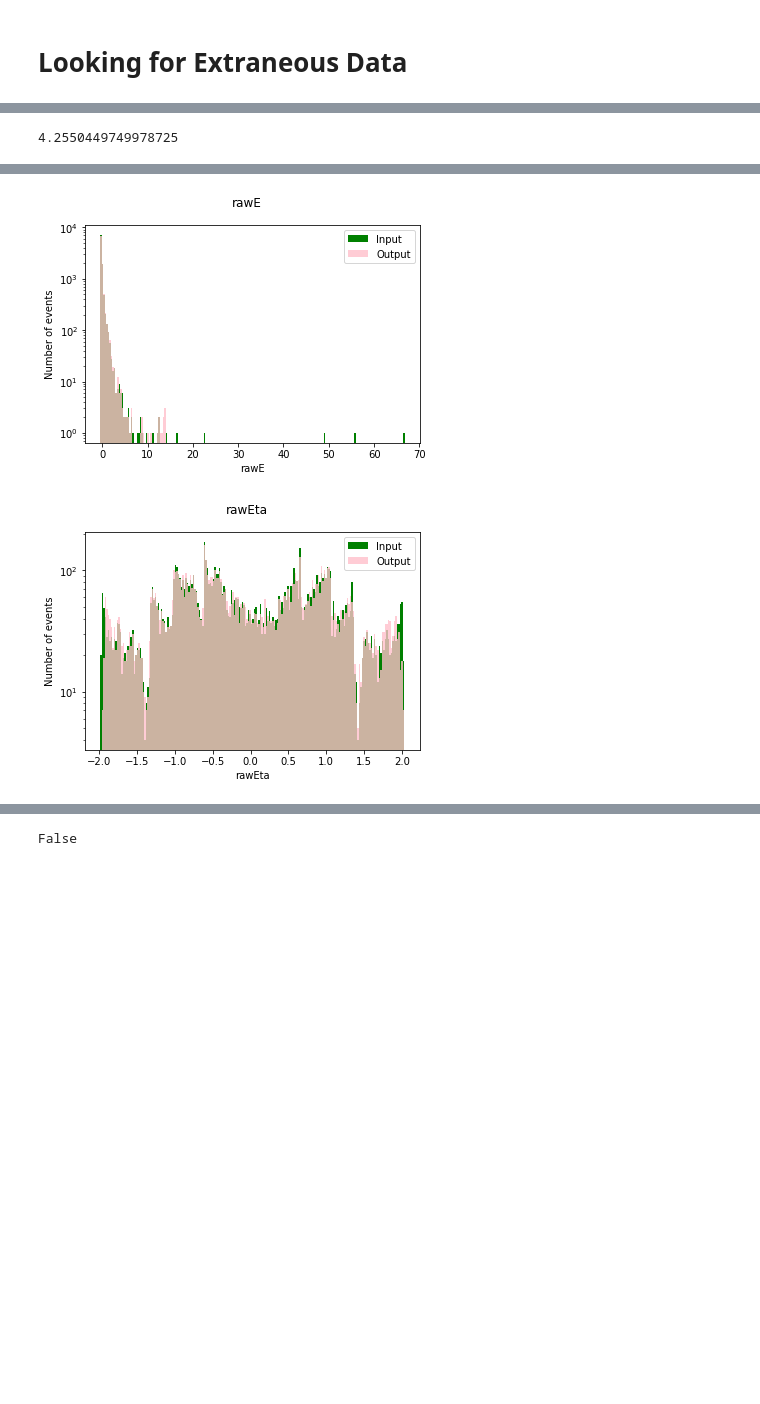
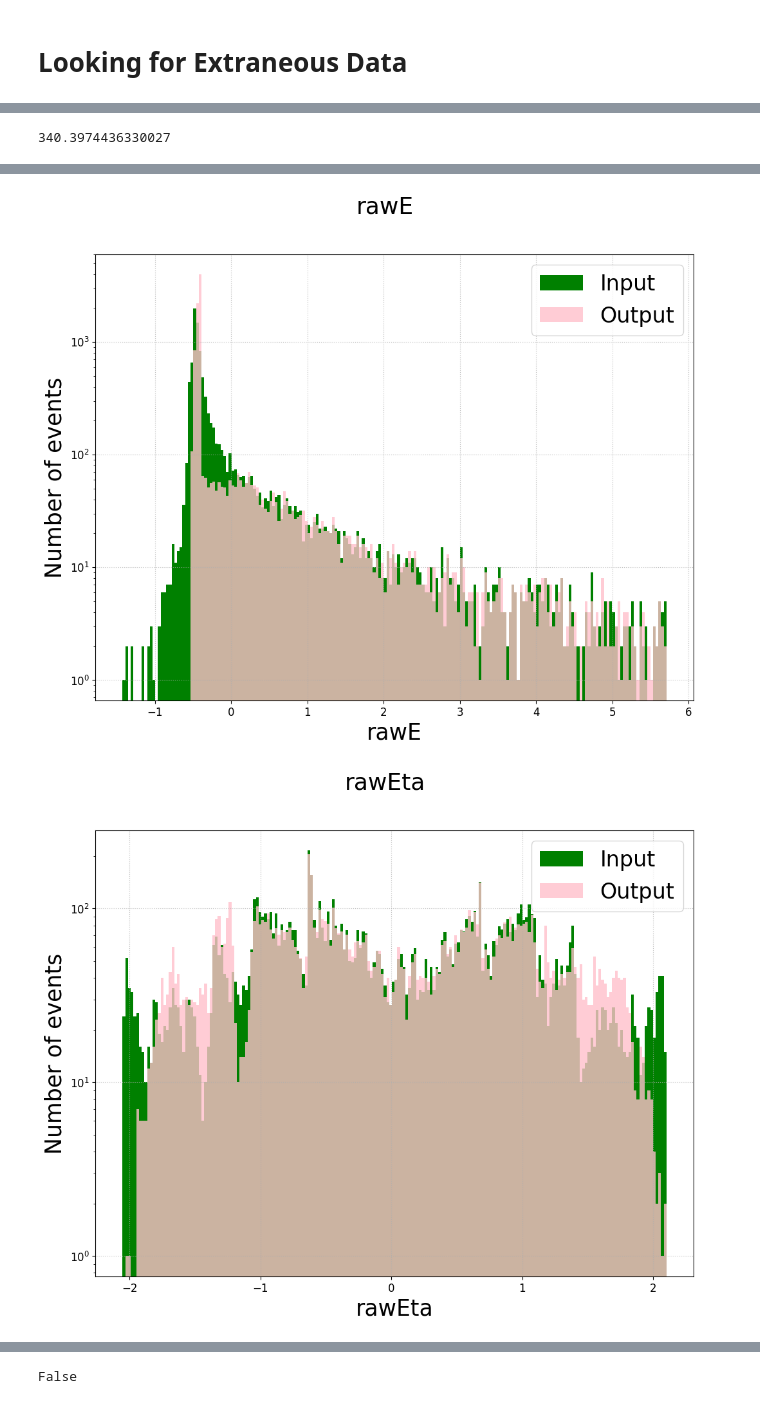
Before and after one commit to ryansantos1174/ATLAS_AE, a Jupyter notebook: code/TriggerData.ipynb, the cells around one changed output, grey strips where cells are left out. Cells and saved outputs as stored; diff of their text form; code cells hidden in the pictures; blank space fills up the shorter version.

Commit message:
Ran AE on data

```diff
--- a/code/TriggerData.ipynb
+++ b/code/TriggerData.ipynb
@@ -69,9 +62,14 @@ for col in columns:
 # Looking for Extraneous Data
 # %%
 #log scale energy
-data_fixed = data[data['rawE']<30000]
-for col in columns:
-    colum = data_fixed.loc[:,col]
+data = data[data['rawE']<30000]
+display(data)
+#removed mass because it is always 0
+data = data[["rawE","rawEta","rawPhi"]]
+display(data)
+
+for col in columns_m:
+    colum = data.loc[:,col]
     plt.hist(colum, bins = 500)
     plt.title(col)
     plt.savefig(f'../plots/{col}_hist')
@@ -186,36 +221,37 @@ import Wulff_Functions as wu
 
 loss_function = nn.MSELoss()
 weight_decay = 1e-6
-latent_space = [3]
-neurons_list = [[200,100,10]]
-act_list = [nn.Tanh()]
+latent_space = [2]
+neurons_list = [[100,50]]
+act_list = [nn.LeakyReLU()]
 
 #This takes all the arguments given above and loops over all possible arrangements
 #For some reason this part of the code does not work within a function
 for x,y,z in [(x,y,z) for x in latent_space for y in neurons_list for z in act_list]:
     print(x,y,z)
-    model = AE(4,x,y,z)
+    model = AE(3,x,y,z)
     #This would already be defined
     recorder = learner.Recorder()
     learn = learner.Learner(dls, model=model, wd=weight_decay, loss_func=loss_function, cbs=recorder)
     start = time.perf_counter() # Starts timer
     # train our autoencoder for 100 epochs
-    learn.fit_one_cycle(1, 0.00108)
+    learn.fit_one_cycle(100, 0.00108)
     end = time.perf_counter() # Ends timer
     delta_t = end - start
     print(delta_t)
     z = str(z)
-    n1,n2,n3 = tuple(y)
-    save_dir = f'../plots/{n1}-{n2}-{n3}-{x}__{z[0:9]}'
+    n1,n2 = tuple(y)
+    save_dir = f'../plots/{n1}-{n2}-{x}__{z[0:9]}_trigger_final'
 
     #Creates a folder containing the plot_loss, validation, time if it doesn't already exist.
     #If the folder already exists, the program deletes the folder and recreates it.d
-    try:
-        os.mkdir(save_dir)
-    except FileExistsError:
-        shutil.rmtree(save_dir)
-    finally:
-        os.mkdir(save_dir)
+    os.mkdir(save_dir)
+#try:
+        #os.mkdir(save_dir)
+    #except FileExistsError:
+       # shutil.rmtree(save_dir)
+   #finally:
+        #os.mkdir(save_dir)
 
 
     #Plotting Loss and recording validation and time
@@ -257,7 +293,7 @@ for x,y,z in [(x,y,z) for x in latent_space for y in neurons_list for z in act_l
     n_bins = 200
 
     #Plotting output data
-    for kk in np.arange(4):
+    for kk in np.arange(3):
         plt.figure()
         n_hist_data, bin_edges, _ = plt.hist(data[:, kk], color=colors[1], label='Input', alpha=1, bins=n_bins)
         n_hist_pred, _, _ = plt.hist(pred[:, kk], color=colors[0], label='Output', alpha=alph, bins=bin_edges)
@@ -277,4 +327,4 @@ for x,y,z in [(x,y,z) for x in latent_space for y in neurons_list for z in act_l
-4.2550449749978725
+340.3974436330027
 [interactive output not drawn]
-[figure, old version]
+[figure, new version]
-[figure, old version]
+[figure, new version]
```
Also changed, not shown: parts of 9 cells of this notebook.
